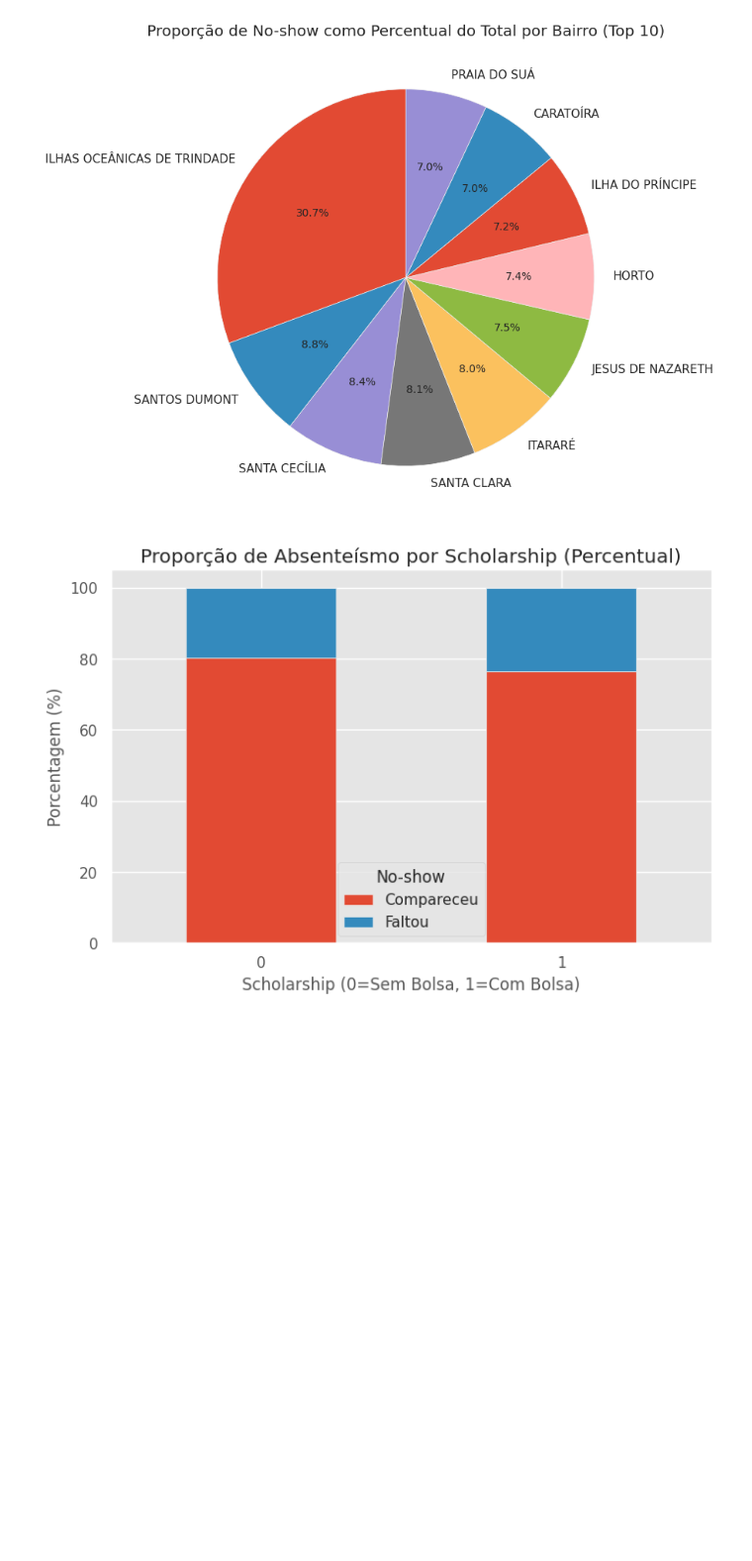
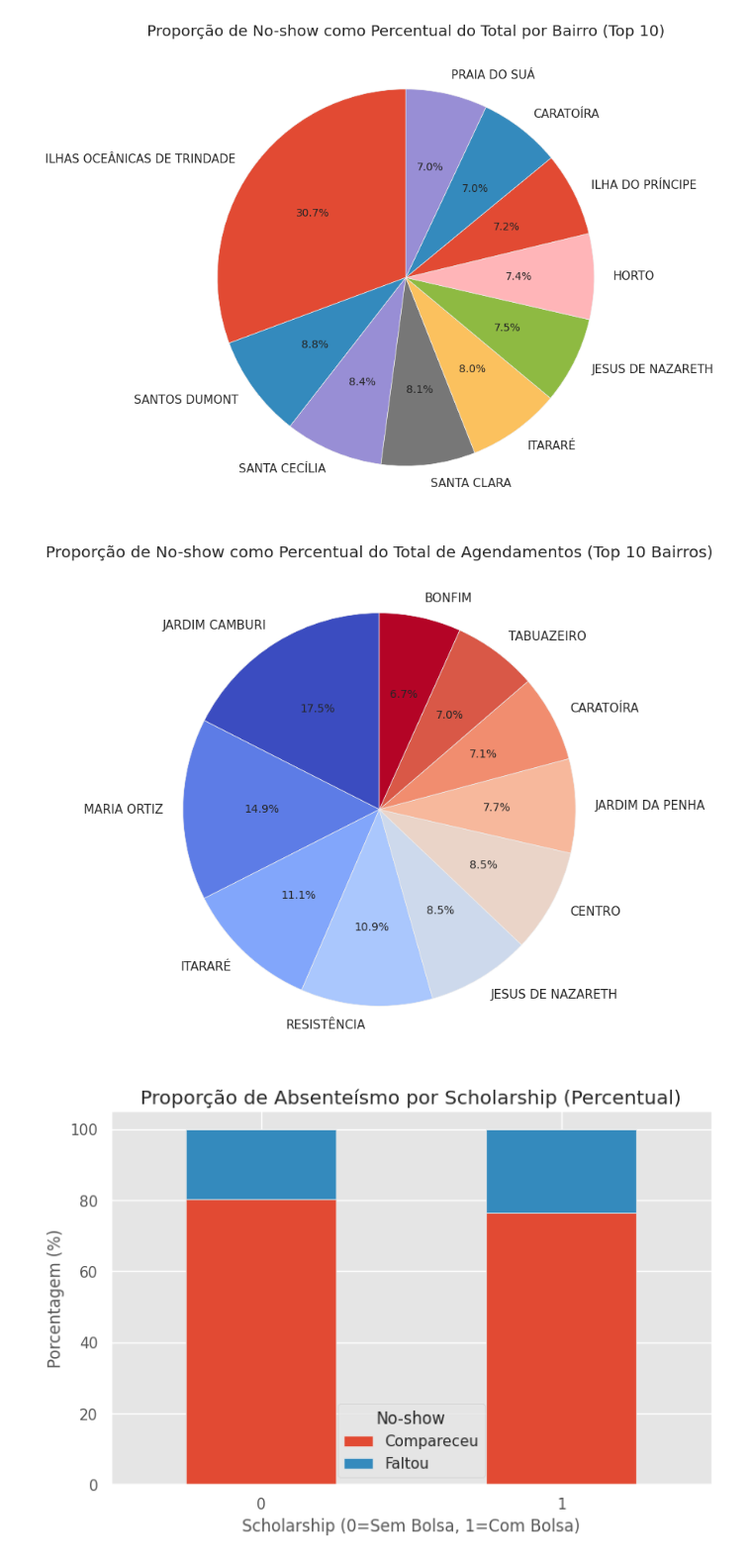
Before and after one commit to eddorileo/saudeDigital, a Jupyter notebook: src/AnaliseExploratoriaDados.ipynb, the cells around one changed output. Shown at 99% size. Cells and saved outputs as stored; diff of their text form; code cells hidden in the pictures; blank space fills up the shorter version.

```diff
--- a/src/AnaliseExploratoriaDados.ipynb
+++ b/src/AnaliseExploratoriaDados.ipynb
@@ -440,6 +453,27 @@ plt.ylabel('')  # Remove o rótulo do eixo Y
 plt.show()
 # %% [output]
 [figure]
+# %%
+import matplotlib.pyplot as plt
+
+# Calcular a porcentagem de no-show em relação ao total de agendamentos por bairro
+no_show_percentage_by_neighbourhood = (
+    data[data['No-show'] == 1]['Neighbourhood'].value_counts()
+    / data.shape[0]
+).sort_values(ascending=False).head(10) * 100
+
+# Criar gráfico de pizza
+plt.figure(figsize=(8, 8))
+no_show_percentage_by_neighbourhood.plot(kind='pie', autopct='%1.1f%%', startangle=90, legend=False, cmap='coolwarm')
+
+# Ajustar título e remover rótulo do eixo Y
+plt.title('Proporção de No-show como Percentual do Total de Agendamentos (Top 10 Bairros)')
+plt.ylabel('')
+
+# Exibir gráfico
+plt.show()
+# %% [output]
+[figure, added]
 # %%
 
 # Gráfico de Colunas Empilhadas - Scholarship x No-show (em porcentagem)
```
Also changed, not shown: parts of 4 cells of this notebook.
